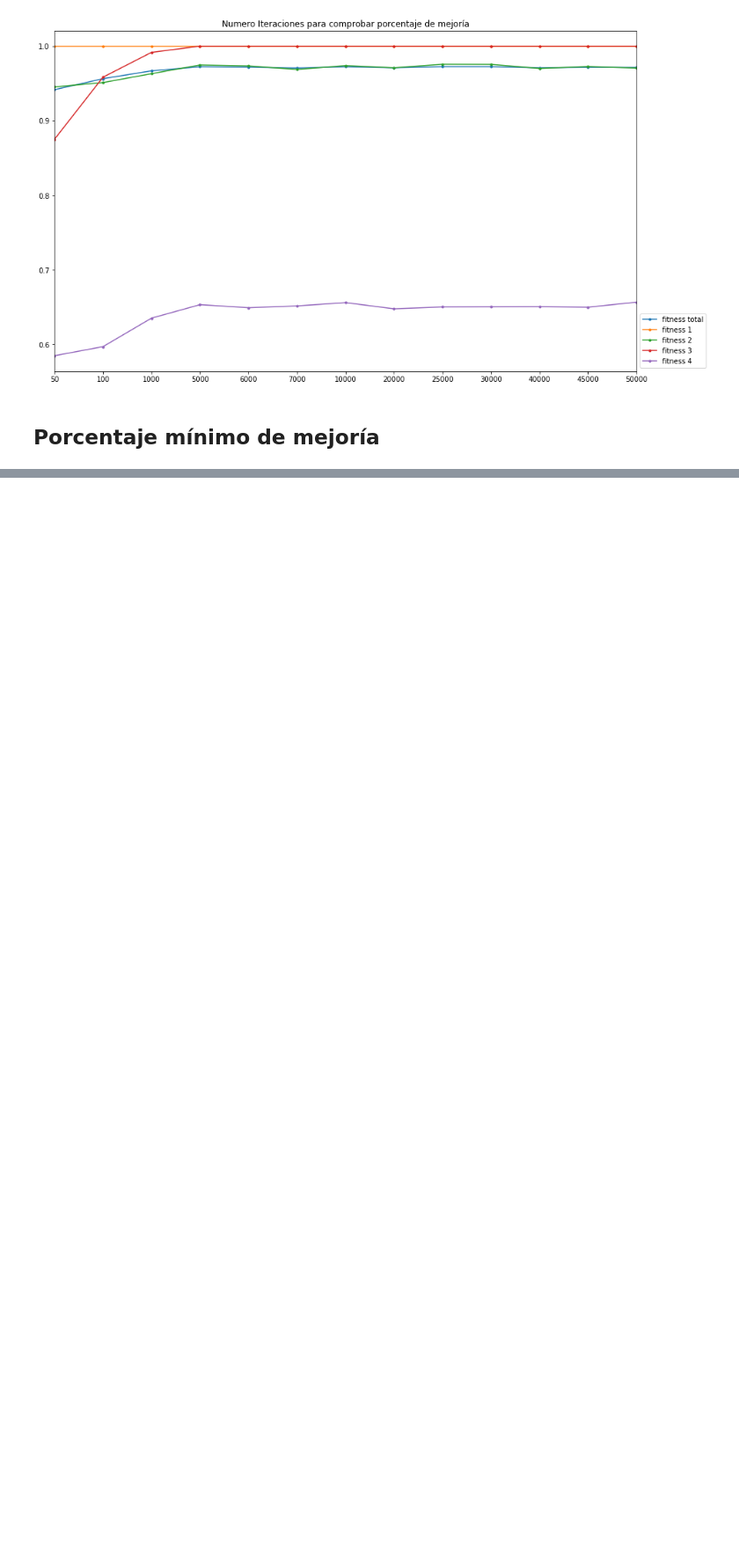
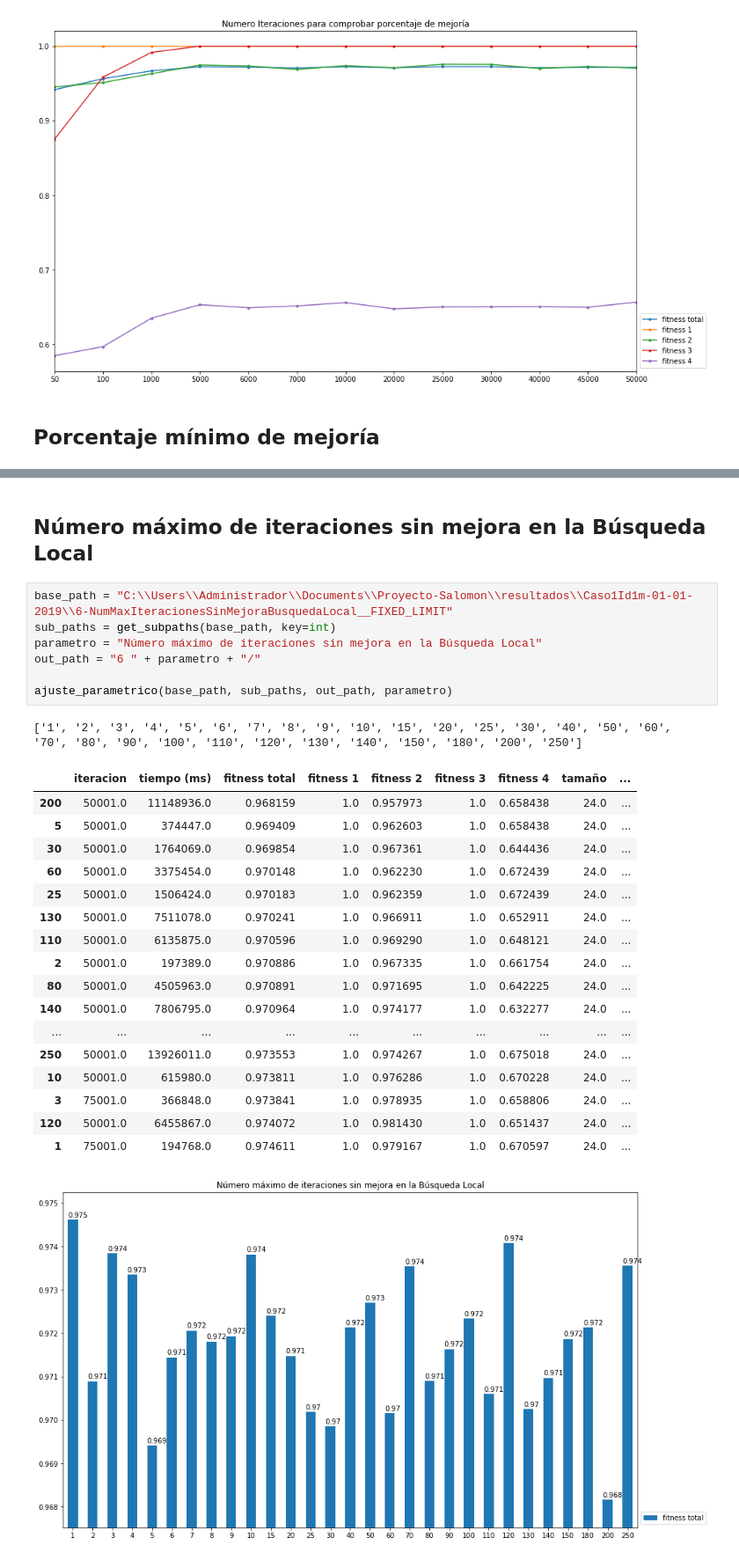
Before and after one commit to zerolfer/TFM-graficador, a Jupyter notebook: ajuste-parametrico/Ajuste-parametrico-documento.ipynb, the cells around one changed output, grey strips where cells are left out. Shown at 88% size. Saved outputs shown, nothing was run; the diff lists cells and outputs as text; blank space fills up the shorter version.

```diff
--- a/ajuste-parametrico/Ajuste-parametrico-documento.ipynb
+++ b/ajuste-parametrico/Ajuste-parametrico-documento.ipynb
@@ -300,0 +313,29 @@ ajuste_parametrico(base_path, sub_paths, out_path, parametro)
+# %% [markdown]
+## Número máximo de iteraciones sin mejora en la Búsqueda Local
+# %%
+base_path = "C:\\Users\\Administrador\\Documents\\Proyecto-Salomon\\resultados\\Caso1Id1m-01-01-2019\\6-NumMaxIteracionesSinMejoraBusquedaLocal__FIXED_LIMIT"
+sub_paths = get_subpaths(base_path, key=int)
+parametro = "Número máximo de iteraciones sin mejora en la Búsqueda Local"
+out_path = "6 " + parametro + "/"
+
+ajuste_parametrico(base_path, sub_paths, out_path, parametro)
+# %% [output]
+['1', '2', '3', '4', '5', '6', '7', '8', '9', '10', '15', '20', '25', '30', '40', '50', '60', '70', '80', '90', '100', '110', '120', '130', '140', '150', '180', '200', '250']
+|  | iteracion | tiempo (ms) | fitness total | fitness 1 | fitness 2 | fitness 3 | fitness 4 | tamaño | ... |
+| 200 | 50001.0 | 11148936.0 | 0.968159 | 1.0 | 0.957973 | 1.0 | 0.658438 | 24.0 | ... |
+| 5 | 50001.0 | 374447.0 | 0.969409 | 1.0 | 0.962603 | 1.0 | 0.658438 | 24.0 | ... |
+| 30 | 50001.0 | 1764069.0 | 0.969854 | 1.0 | 0.967361 | 1.0 | 0.644436 | 24.0 | ... |
+| 60 | 50001.0 | 3375454.0 | 0.970148 | 1.0 | 0.962230 | 1.0 | 0.672439 | 24.0 | ... |
+| 25 | 50001.0 | 1506424.0 | 0.970183 | 1.0 | 0.962359 | 1.0 | 0.672439 | 24.0 | ... |
+| 130 | 50001.0 | 7511078.0 | 0.970241 | 1.0 | 0.966911 | 1.0 | 0.652911 | 24.0 | ... |
+| 110 | 50001.0 | 6135875.0 | 0.970596 | 1.0 | 0.969290 | 1.0 | 0.648121 | 24.0 | ... |
+| 2 | 50001.0 | 197389.0 | 0.970886 | 1.0 | 0.967335 | 1.0 | 0.661754 | 24.0 | ... |
+| 80 | 50001.0 | 4505963.0 | 0.970891 | 1.0 | 0.971695 | 1.0 | 0.642225 | 24.0 | ... |
+| 140 | 50001.0 | 7806795.0 | 0.970964 | 1.0 | 0.974177 | 1.0 | 0.632277 | 24.0 | ... |
+| ... | ... | ... | ... | ... | ... | ... | ... | ... | ... |
+| 250 | 50001.0 | 13926011.0 | 0.973553 | 1.0 | 0.974267 | 1.0 | 0.675018 | 24.0 | ... |
+| 10 | 50001.0 | 615980.0 | 0.973811 | 1.0 | 0.976286 | 1.0 | 0.670228 | 24.0 | ... |
+| 3 | 75001.0 | 366848.0 | 0.973841 | 1.0 | 0.978935 | 1.0 | 0.658806 | 24.0 | ... |
+| 120 | 50001.0 | 6455867.0 | 0.974072 | 1.0 | 0.981430 | 1.0 | 0.651437 | 24.0 | ... |
+| 1 | 75001.0 | 194768.0 | 0.974611 | 1.0 | 0.979167 | 1.0 | 0.670597 | 24.0 | ... |
+[figure, added]
```
Also changed, not shown: parts of 4 cells of this notebook.
